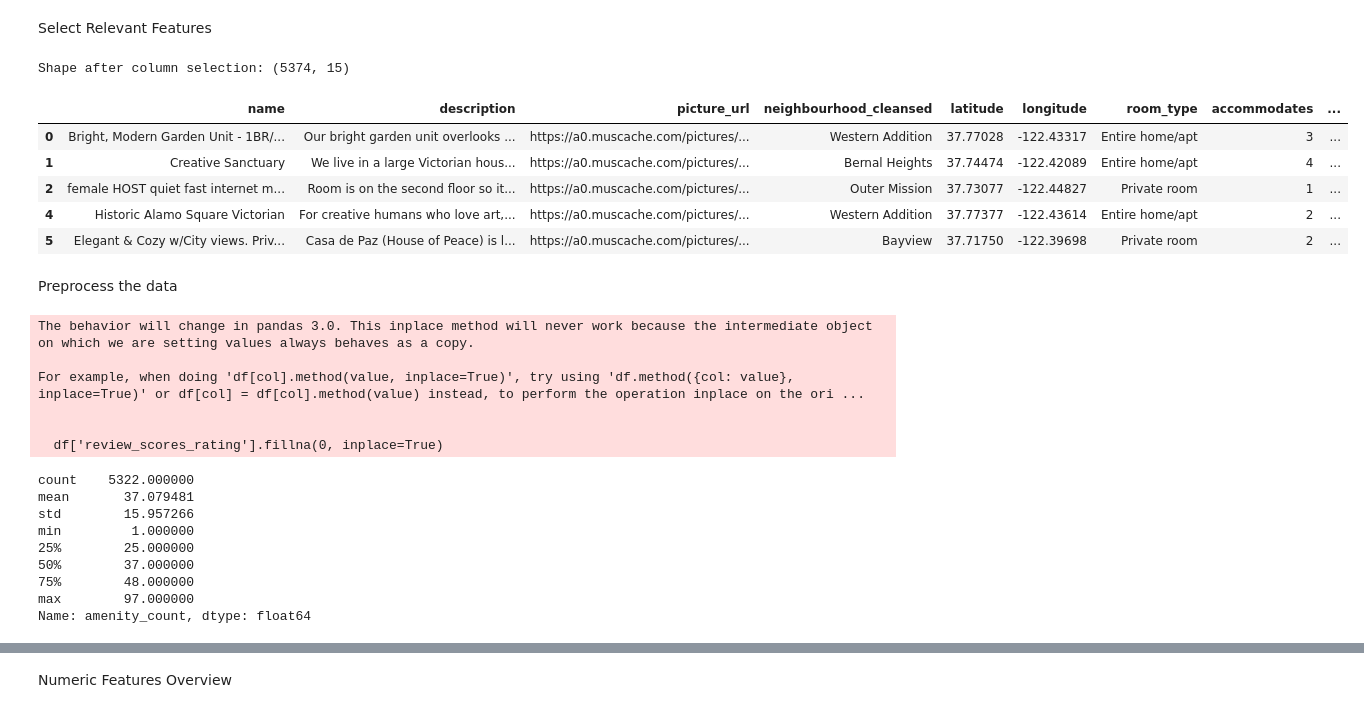
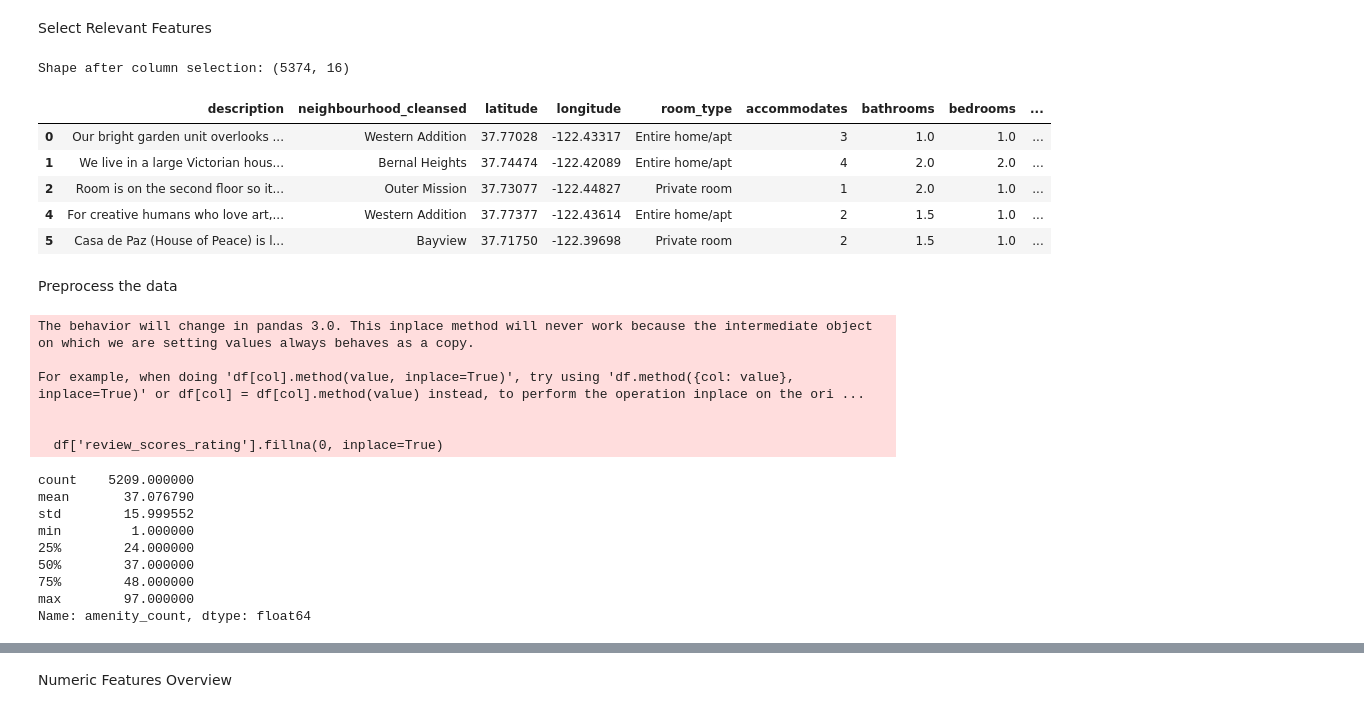
Before and after one commit to Ethancohenn/cs229-airbnb-pricing-gnn, a Jupyter notebook: notebooks/data_preprocessing_owen.ipynb, the cells around one changed output, grey strips where cells are left out. Cells and saved outputs as stored; diff of their text form; code cells hidden in the pictures.

```diff
--- a/notebooks/data_preprocessing_owen.ipynb
+++ b/notebooks/data_preprocessing_owen.ipynb
@@ -22,23 +22,24 @@ Shape of dataset: (5374, 79)
 Select Relevant Features
 # %%
 keep_cols = [
-    'name', 'description', 'picture_url','neighbourhood_cleansed',
-    'latitude', 'longitude', 'room_type','accommodates', 'bathrooms', 'bedrooms',
-    'beds', 'amenities', 'price', 'number_of_reviews', 'review_scores_rating'
+    'description', 'neighbourhood_cleansed', 'latitude', 'longitude',
+    'room_type','accommodates', 'bathrooms', 'bedrooms', 'beds', 'amenities',
+    'price', 'number_of_reviews', 'review_scores_rating','host_is_superhost',
+    'availability_30', 'availability_365'
 ]
 
 df = df[keep_cols]
 
 print("Shape after column selection:", df.shape)
 df.head()
 # %% [output]
-Shape after column selection: (5374, 15)
+Shape after column selection: (5374, 16)
-|  | name | description | picture_url | neighbourhood_cleansed | latitude | longitude | room_type | accommodates | ... |
-| 0 | Bright, Modern Garden Unit - 1BR/... | Our bright garden unit overlooks ... | https://a0.muscache.com/pictures/... | Western Addition | 37.77028 | -122.43317 | Entire home/apt | 3 | ... |
-| 1 | Creative Sanctuary | We live in a large Victorian hous... | https://a0.muscache.com/pictures/... | Bernal Heights | 37.74474 | -122.42089 | Entire home/apt | 4 | ... |
-| 2 | female HOST quiet fast internet m... | Room is on the second floor so it... | https://a0.muscache.com/pictures/... | Outer Mission | 37.73077 | -122.44827 | Private room | 1 | ... |
-| 4 | Historic Alamo Square Victorian | For creative humans who love art,... | https://a0.muscache.com/pictures/... | Western Addition | 37.77377 | -122.43614 | Entire home/apt | 2 | ... |
-| 5 | Elegant & Cozy w/City views. Priv... | Casa de Paz (House of Peace) is l... | https://a0.muscache.com/pictures/... | Bayview | 37.71750 | -122.39698 | Private room | 2 | ... |
+|  | description | neighbourhood_cleansed | latitude | longitude | room_type | accommodates | bathrooms | bedrooms | ... |
+| 0 | Our bright garden unit overlooks ... | Western Addition | 37.77028 | -122.43317 | Entire home/apt | 3 | 1.0 | 1.0 | ... |
+| 1 | We live in a large Victorian hous... | Bernal Heights | 37.74474 | -122.42089 | Entire home/apt | 4 | 2.0 | 2.0 | ... |
+| 2 | Room is on the second floor so it... | Outer Mission | 37.73077 | -122.44827 | Private room | 1 | 2.0 | 1.0 | ... |
+| 4 | For creative humans who love art,... | Western Addition | 37.77377 | -122.43614 | Entire home/apt | 2 | 1.5 | 1.0 | ... |
+| 5 | Casa de Paz (House of Peace) is l... | Bayview | 37.71750 | -122.39698 | Private room | 2 | 1.5 | 1.0 | ... |
 # %% [markdown]
 Preprocess the data
 # %%
@@ -50,12 +51,16 @@ df = df[df['price'] > 0]
 #2. Handle the missing reviews / rooms values
 df['no_rating'] = (df['number_of_reviews'] == 0).astype(int)
 df['review_scores_rating'].fillna(0, inplace=True)
-df = df.dropna(subset=['bathrooms', 'bedrooms', 'beds'])
+df = df.dropna(subset=['bathrooms', 'bedrooms', 'beds', 'host_is_superhost'])
 
 #3. Modify amenity columns
 df['amenity_count'] = df['amenities'].apply(lambda x: len(str(x).split(',')))
 df.drop(columns=['amenities'], inplace=True)
 df['amenity_count'].describe()
+
+#4. (maybe?) Remove outliers
+# upper = df['price'].quantile(0.99)
+# df = df[df['price'] <= upper]
 # %% [output]
 The behavior will change in pandas 3.0. This inplace method will never work because the intermediate object on which we are setting values always behaves as a copy.
 
@@ -63,11 +68,11 @@ For example, when doing 'df[col].method(value, inplace=True)', try using 'df.met
 
 
   df['review_scores_rating'].fillna(0, inplace=True)
-count    5322.000000
-mean       37.079481
-std        15.957266
+count    5209.000000
+mean       37.076790
+std        15.999552
 min         1.000000
-25%        25.000000
+25%        24.000000
 50%        37.000000
 75%        48.000000
 max        97.000000
```
Also changed, not shown: parts of 8 cells of this notebook.
